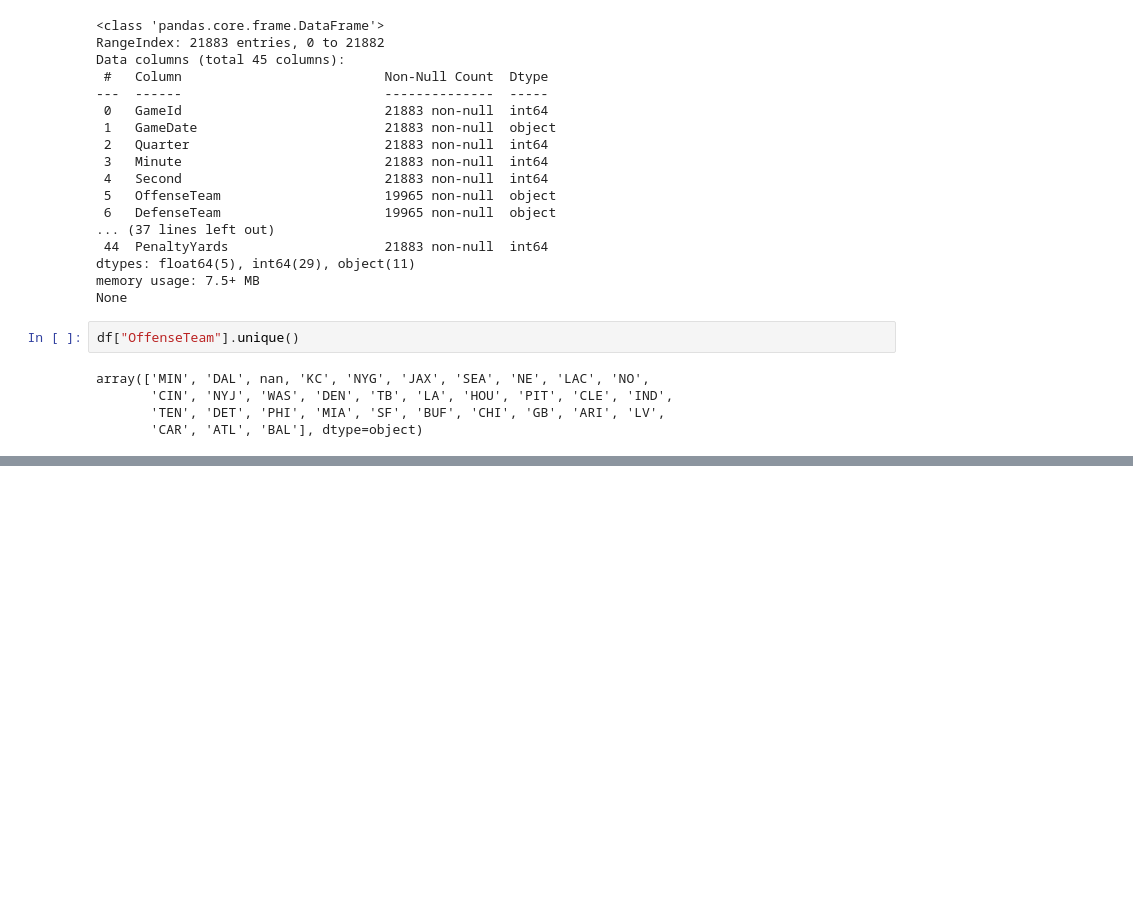
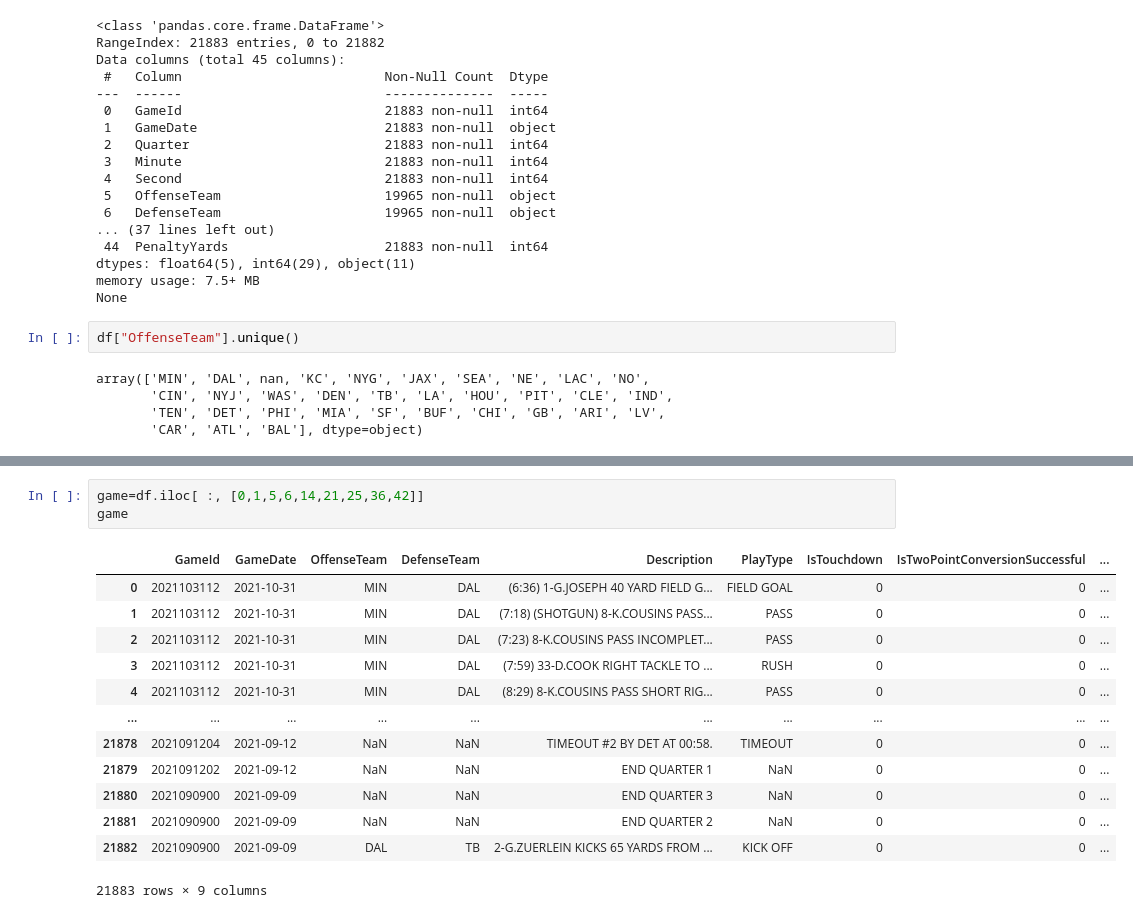
Before and after one commit to dianaquinterol/MujeresDigitales, a Jupyter notebook: ProyectoNFL.ipynb, the cells around one changed output, grey strips where cells are left out. Cells and saved outputs as stored; diff of their text form; blank space fills up the shorter version.

```diff
--- a/ProyectoNFL.ipynb
+++ b/ProyectoNFL.ipynb
@@ -73,0 +79,17 @@ df1 = ["OffenseTeamn"] =="MIN"
+# %%
+game=df.iloc[ :, [0,1,5,6,14,21,25,36,42]]
+game
+# %% [output]
+|  | GameId | GameDate | OffenseTeam | DefenseTeam | Description | PlayType | IsTouchdown | IsTwoPointConversionSuccessful | ... |
+| 0 | 2021103112 | 2021-10-31 | MIN | DAL | (6:36) 1-G.JOSEPH 40 YARD FIELD G... | FIELD GOAL | 0 | 0 | ... |
+| 1 | 2021103112 | 2021-10-31 | MIN | DAL | (7:18) (SHOTGUN) 8-K.COUSINS PASS... | PASS | 0 | 0 | ... |
+| 2 | 2021103112 | 2021-10-31 | MIN | DAL | (7:23) 8-K.COUSINS PASS INCOMPLET... | PASS | 0 | 0 | ... |
+| 3 | 2021103112 | 2021-10-31 | MIN | DAL | (7:59) 33-D.COOK RIGHT TACKLE TO ... | RUSH | 0 | 0 | ... |
+| 4 | 2021103112 | 2021-10-31 | MIN | DAL | (8:29) 8-K.COUSINS PASS SHORT RIG... | PASS | 0 | 0 | ... |
+| ... | ... | ... | ... | ... | ... | ... | ... | ... | ... |
+| 21878 | 2021091204 | 2021-09-12 | NaN | NaN | TIMEOUT #2 BY DET AT 00:58. | TIMEOUT | 0 | 0 | ... |
+| 21879 | 2021091202 | 2021-09-12 | NaN | NaN | END QUARTER 1 | NaN | 0 | 0 | ... |
+| 21880 | 2021090900 | 2021-09-09 | NaN | NaN | END QUARTER 3 | NaN | 0 | 0 | ... |
+| 21881 | 2021090900 | 2021-09-09 | NaN | NaN | END QUARTER 2 | NaN | 0 | 0 | ... |
+| 21882 | 2021090900 | 2021-09-09 | DAL | TB | 2-G.ZUERLEIN KICKS 65 YARDS FROM ... | KICK OFF | 0 | 0 | ... |
+21883 rows × 9 columns
```
Also changed, not shown: parts of 9 cells of this notebook.
